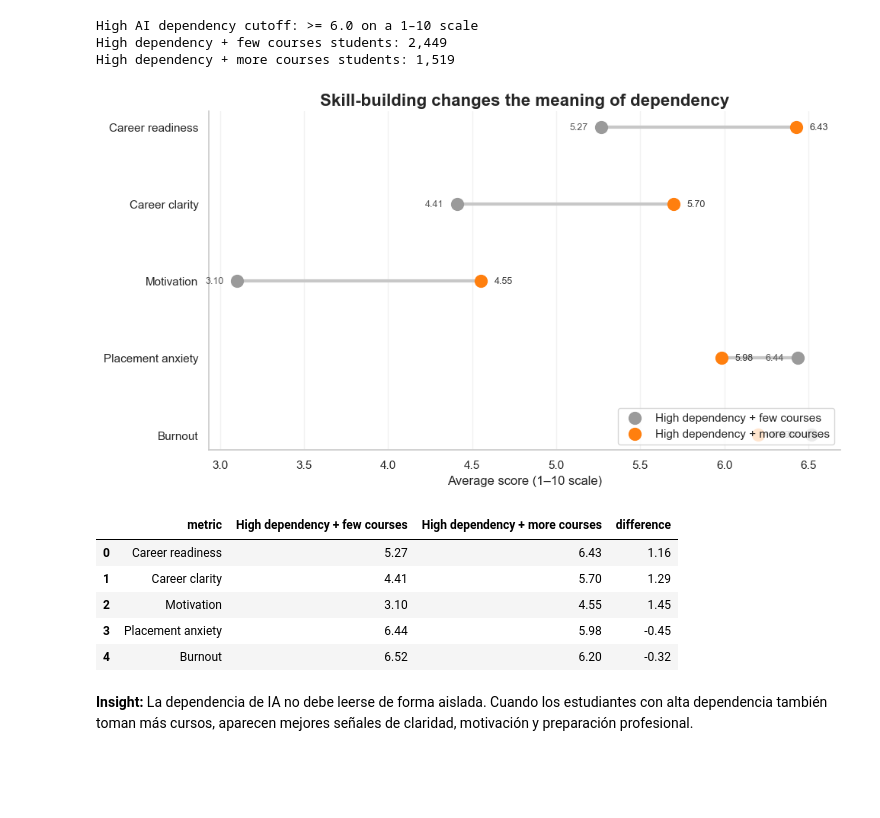
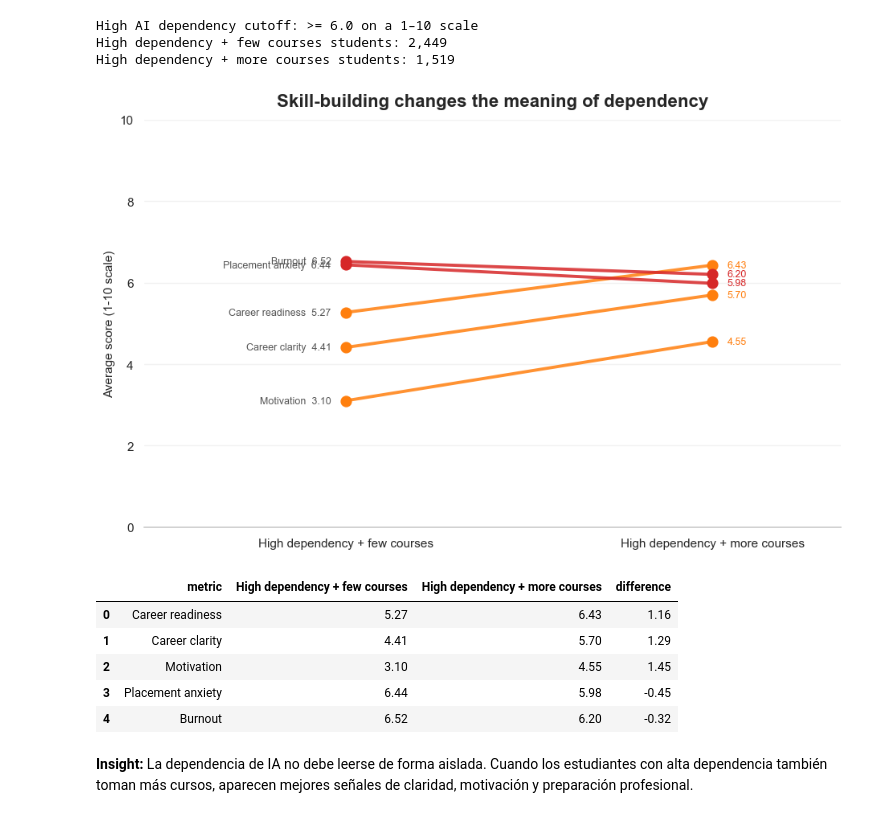
Before and after one commit to David7537/DataVizProject, a Jupyter notebook: EL BUENO.ipynb, the cells around one changed output. Saved outputs shown, nothing was run; the diff lists cells and outputs as text; code cells hidden in the pictures; blank space fills up the shorter version.

```diff
--- a/EL BUENO.ipynb
+++ b/EL BUENO.ipynb
@@ -399,35 +570,67 @@ High AI dependency cutoff: >= 6.0 on a 1–10 scale
 High dependency + few courses students: 2,449
 High dependency + more courses students: 1,519
 # %%
+# =========================
+# GRAFICA 05 - SLOPE GRAPH
+# Que muestra: alta dependencia con pocos vs mas cursos de habilidades.
+# =========================
 
+# --- VARIABLES: cambia la lista si quieres mostrar menos/mas metricas en esta grafica.
 metrics_courses = [
-    "overall_career_readiness_score", "career_clarity_score", "motivation_score",
-    "placement_anxiety_score", "burnout_score"
+    "overall_career_readiness_score",
+    "career_clarity_score",
+    "motivation_score",
+    "placement_anxiety_score",
+    "burnout_score"
 ]
 
+# --- GRUPOS.
+left_group = dep_few_courses
+right_group = dep_more_courses
+left_label = "High dependency + few courses"
+right_label = "High dependency + more courses"
+metrics_to_plot = metrics_courses
+
+# --- TEXTOS Y SALIDA.
+chart_title = "Skill-building changes the meaning of dependency"
+output_filename = "05_slope_dependency_courses.png"
+
+# --- COLORES.
+left_color = "#8c8c8c"
+right_color = "#ff7f0e"
+down_color = "#d62728"
+
+# --- ESPACIADO / TAMANO.
+fig_size = (9.5, 6)
+y_limits = (0, 10)
+x_limits = (-0.55, 1.35)
+
 comp_courses = create_comparison_df(
-    dep_few_courses,
-    dep_more_courses,
-    "High dependency + few courses",
-    "High dependency + more courses",
-    metrics_courses,
+    left_group,
+    right_group,
+    left_label,
+    right_label,
+    metrics_to_plot,
     metric_labels
 )
 
-dumbbell_plot(
+slope_graph(
     comp_courses,
-    "High dependency + few courses",
-    "High dependency + more courses",
-    "Skill-building changes the meaning of dependency",
-    "Average score (1–10 scale)",
-    "05_dumbbell_dependency_courses.png",
-    left_color="#9a9a9a",
-    right_color="#ff7f0e"
+    left_label,
+    right_label,
+    chart_title,
+    output_filename,
+    left_color=left_color,
+    right_color=right_color,
+    down_color=down_color,
+    figsize=fig_size,
+    y_limits=y_limits,
+    x_limits=x_limits
 )
 
 comp_courses.round(2)
 # %% [output]
-[figure, old version]
+[figure, new version]
 |  | metric | High dependency + few courses | High dependency + more courses | difference |
 | 0 | Career readiness | 5.27 | 6.43 | 1.16 |
 | 1 | Career clarity | 4.41 | 5.70 | 1.29 |
```
Also changed, not shown: parts of 7 cells of this notebook.
